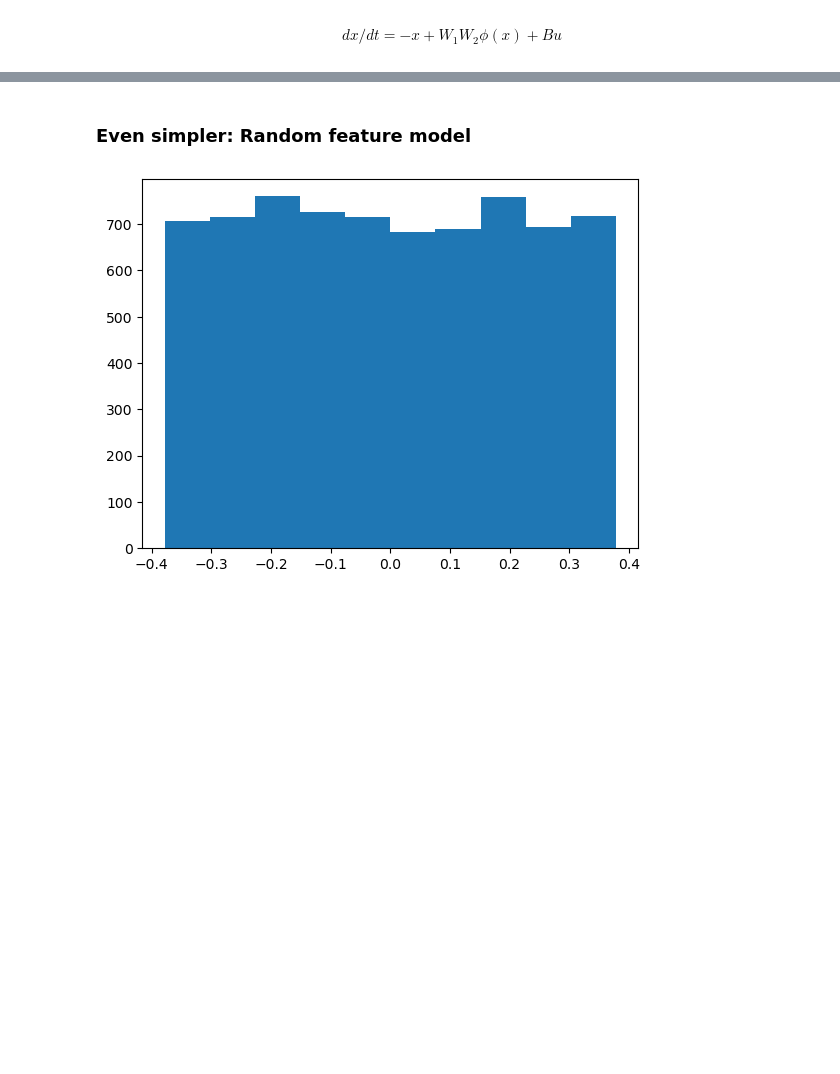
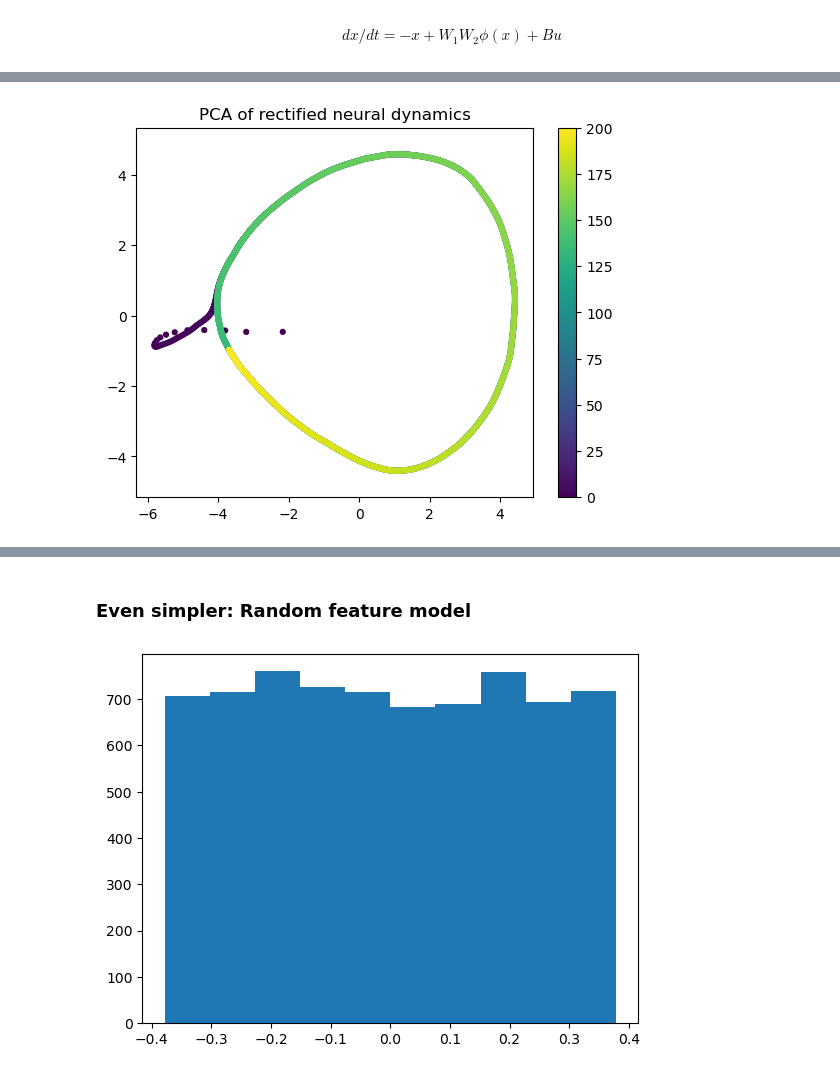
Before and after one commit to Animadversio/DiffusionMemorization, a Jupyter notebook: notebooks/star_shape_radial_MLP_RNN_SNN_model.ipynb, the cells around one changed output, grey strips where cells are left out. Cells and saved outputs as stored; diff of their text form; code cells hidden in the pictures; blank space fills up the shorter version.

```diff
--- a/notebooks/star_shape_radial_MLP_RNN_SNN_model.ipynb
+++ b/notebooks/star_shape_radial_MLP_RNN_SNN_model.ipynb
@@ -727,0 +729,13 @@ torch.Size([2000, 512])
+# %%
+# plot PCA of neural dynamics
+from sklearn.decomposition import PCA
+pca = PCA(n_components=2)
+traj_proj = pca.fit_transform(F.relu(sol))
+plt.figure()
+plt.scatter(traj_proj[:, 0], traj_proj[:, 1], c=t_eval, cmap='viridis', s=12)
+plt.colorbar()
+plt.axis('equal')
+plt.title('PCA of rectified neural dynamics')
+plt.show()
+# %% [output]
+[figure, added]
```
Also changed, not shown: parts of 62 cells of this notebook.
